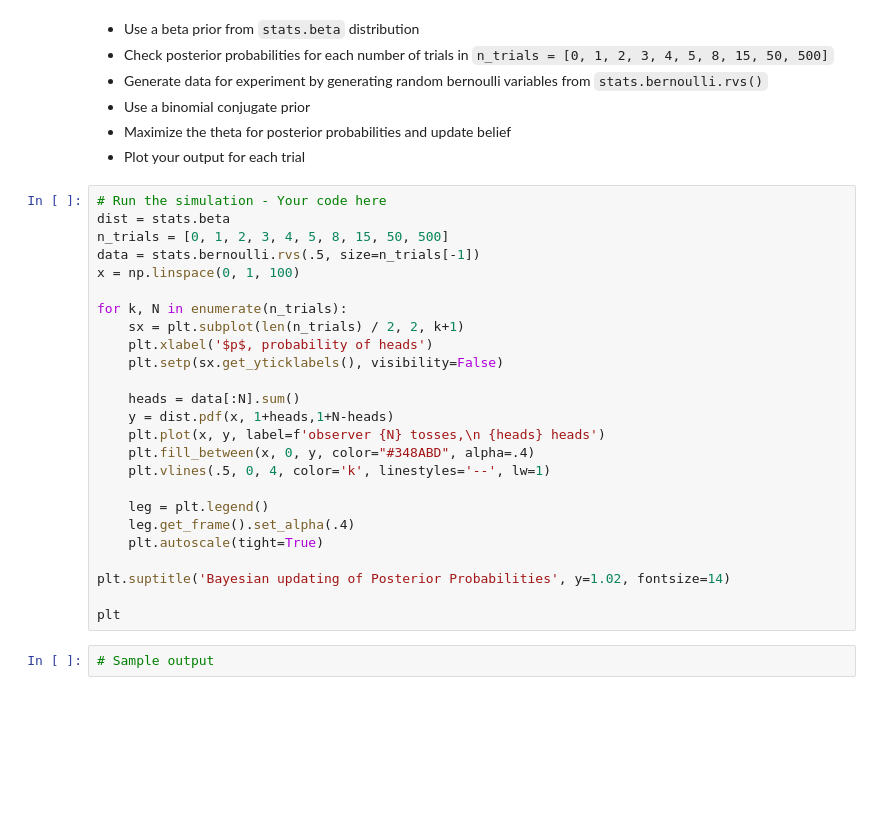
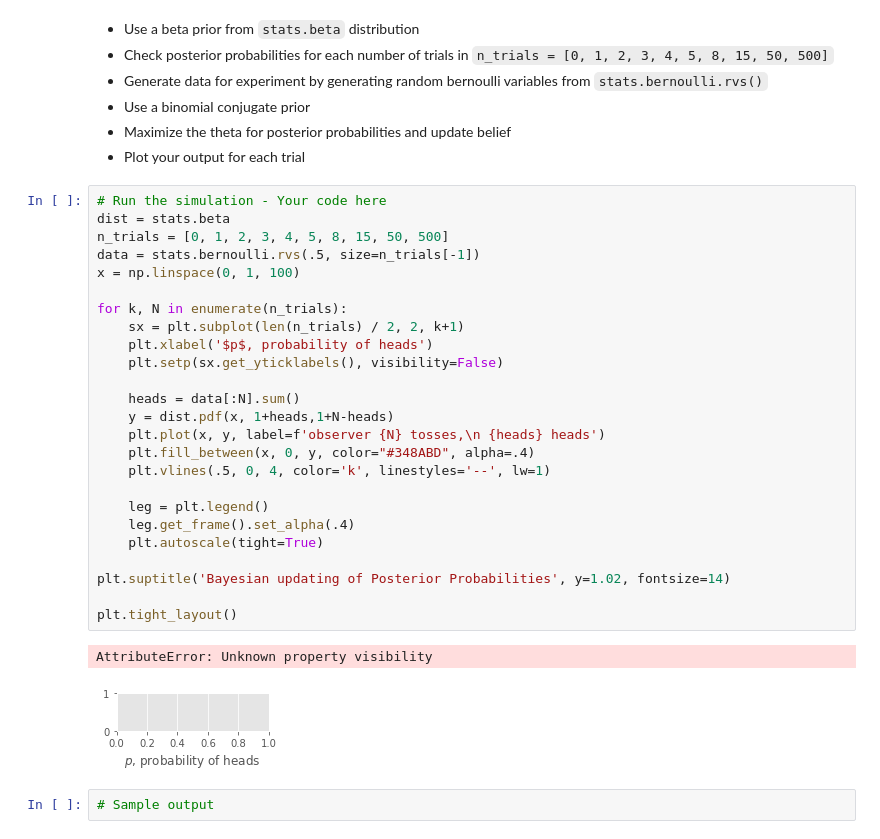
Before and after one commit to worldyne/dsc-2-21-14-bayesian-frameowork-lab-seattle-ds-career-040119, a Jupyter notebook: index.ipynb, the cells around one changed output. Saved outputs shown, nothing was run; the diff lists cells and outputs as text; blank space fills up the shorter version.

```diff
--- a/index.ipynb
+++ b/index.ipynb
@@ -41,28 +41,31 @@ figsize(15, 15)
 # %%
 # Run the simulation - Your code here
 dist = stats.beta
 n_trials = [0, 1, 2, 3, 4, 5, 8, 15, 50, 500]
 data = stats.bernoulli.rvs(.5, size=n_trials[-1])
 x = np.linspace(0, 1, 100)
 
 for k, N in enumerate(n_trials):
     sx = plt.subplot(len(n_trials) / 2, 2, k+1)
     plt.xlabel('$p$, probability of heads')
     plt.setp(sx.get_yticklabels(), visibility=False)
 
     heads = data[:N].sum()
     y = dist.pdf(x, 1+heads,1+N-heads)
     plt.plot(x, y, label=f'observer {N} tosses,\n {heads} heads')
     plt.fill_between(x, 0, y, color="#348ABD", alpha=.4)
     plt.vlines(.5, 0, 4, color='k', linestyles='--', lw=1)
 
     leg = plt.legend()
     leg.get_frame().set_alpha(.4)
     plt.autoscale(tight=True)
 
 plt.suptitle('Bayesian updating of Posterior Probabilities', y=1.02, fontsize=14)
 
-plt
+plt.tight_layout()
+# %% [output]
+AttributeError: Unknown property visibility
+[figure, added]
 # %%
 # Sample output
 # %% [output]
```
